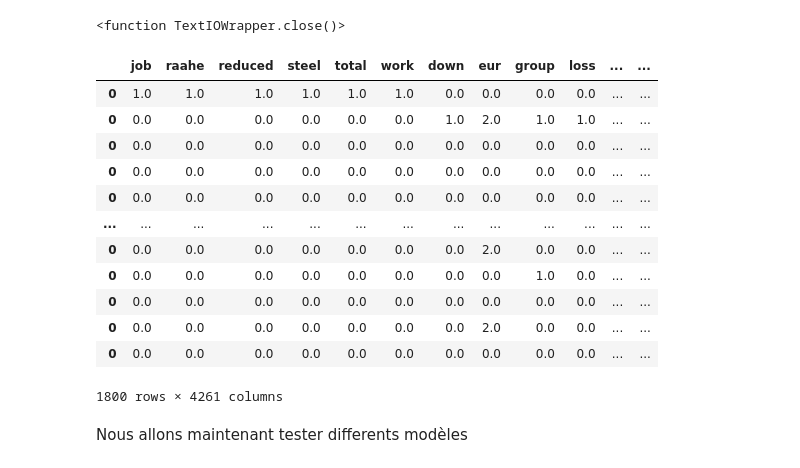
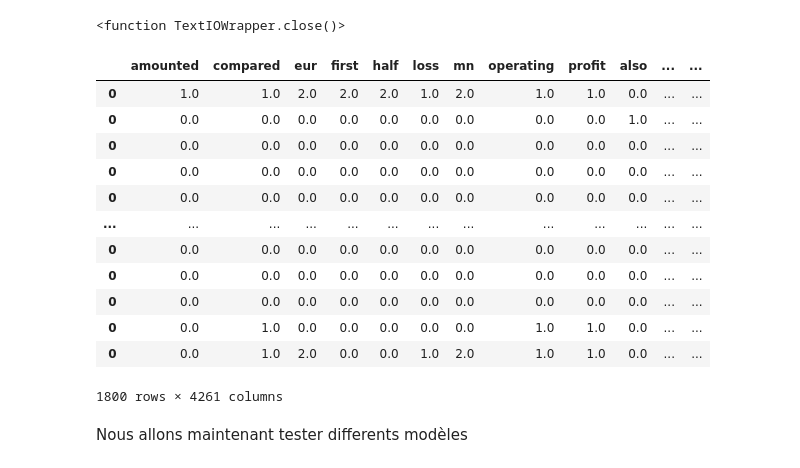
Before and after one commit to LouisRouss/PIE, a Jupyter notebook: Louis/SentimentAnalysisCommenté.ipynb, the cells around one changed output. Saved outputs shown, nothing was run; the diff lists cells and outputs as text; code cells hidden in the pictures.

```diff
--- a/Louis/SentimentAnalysisCommenté.ipynb
+++ b/Louis/SentimentAnalysisCommenté.ipynb
@@ -9,7 +13,7 @@ import random
 # %% [markdown]
 Le dataset comporte des textes orientés finance avec pour chaque texte une labelisation : positif, negatif ou neutre
 # %%
-dataset = pd.read_csv('dataset_sentiment.csv',sep=',',encoding='latin-1',header=None,names=['sentiment','text'])
+dataset = pd.read_csv('dataset/dataset_sentiment.csv',sep=',',encoding='latin-1',header=None,names=['sentiment','text'])
 dataset
 # %% [output]
 |  | sentiment | text |
@@ -96,27 +100,23 @@ stop_words_en=f.read().splitlines()
 f.close
 # %% [output]
 <function TextIOWrapper.close()>
-# %%
-bag_of_words_train = pd.DataFrame()
-for i in range(len(X_train)):
-    text = X_train[i]
-    words,BOW = NLP.bagofwords(text,'en', stop_words=stop_words_en, remove_non_words=False, stemming=False)
-    bag_of_words_train = NLP.addinbow(bag_of_words_train,words,BOW)
-bag_of_words_train
-# %% [output]
-|  | job | raahe | reduced | steel | total | work | down | eur | group | loss | ... | ... |
-| 0 | 1.0 | 1.0 | 1.0 | 1.0 | 1.0 | 1.0 | 0.0 | 0.0 | 0.0 | 0.0 | ... | ... |
-| 0 | 0.0 | 0.0 | 0.0 | 0.0 | 0.0 | 0.0 | 1.0 | 2.0 | 1.0 | 1.0 | ... | ... |
-| 0 | 0.0 | 0.0 | 0.0 | 0.0 | 0.0 | 0.0 | 0.0 | 0.0 | 0.0 | 0.0 | ... | ... |
-| 0 | 0.0 | 0.0 | 0.0 | 0.0 | 0.0 | 0.0 | 0.0 | 0.0 | 0.0 | 0.0 | ... | ... |
-| 0 | 0.0 | 0.0 | 0.0 | 0.0 | 0.0 | 0.0 | 0.0 | 0.0 | 0.0 | 0.0 | ... | ... |
-| ... | ... | ... | ... | ... | ... | ... | ... | ... | ... | ... | ... | ... |
-| 0 | 0.0 | 0.0 | 0.0 | 0.0 | 0.0 | 0.0 | 0.0 | 2.0 | 0.0 | 0.0 | ... | ... |
-| 0 | 0.0 | 0.0 | 0.0 | 0.0 | 0.0 | 0.0 | 0.0 | 0.0 | 1.0 | 0.0 | ... | ... |
-| 0 | 0.0 | 0.0 | 0.0 | 0.0 | 0.0 | 0.0 | 0.0 | 0.0 | 0.0 | 0.0 | ... | ... |
-| 0 | 0.0 | 0.0 | 0.0 | 0.0 | 0.0 | 0.0 | 0.0 | 2.0 | 0.0 | 0.0 | ... | ... |
-| 0 | 0.0 | 0.0 | 0.0 | 0.0 | 0.0 | 0.0 | 0.0 | 0.0 | 0.0 | 0.0 | ... | ... |
-1800 rows × 4261 columns
+# %%
+bag_of_words_train = NLP.createbow(X_train,'en',stop_words_en,False,False)
+bag_of_words_train
+# %% [output]
+|  | amounted | compared | eur | first | half | loss | mn | operating | profit | also | ... | ... |
+| 0 | 1.0 | 1.0 | 2.0 | 2.0 | 2.0 | 1.0 | 2.0 | 1.0 | 1.0 | 0.0 | ... | ... |
+| 0 | 0.0 | 0.0 | 0.0 | 0.0 | 0.0 | 0.0 | 0.0 | 0.0 | 0.0 | 1.0 | ... | ... |
+| 0 | 0.0 | 0.0 | 0.0 | 0.0 | 0.0 | 0.0 | 0.0 | 0.0 | 0.0 | 0.0 | ... | ... |
+| 0 | 0.0 | 0.0 | 0.0 | 0.0 | 0.0 | 0.0 | 0.0 | 0.0 | 0.0 | 0.0 | ... | ... |
+| 0 | 0.0 | 0.0 | 0.0 | 0.0 | 0.0 | 0.0 | 0.0 | 0.0 | 0.0 | 0.0 | ... | ... |
+| ... | ... | ... | ... | ... | ... | ... | ... | ... | ... | ... | ... | ... |
+| 0 | 0.0 | 0.0 | 0.0 | 0.0 | 0.0 | 0.0 | 0.0 | 0.0 | 0.0 | 0.0 | ... | ... |
+| 0 | 0.0 | 0.0 | 0.0 | 0.0 | 0.0 | 0.0 | 0.0 | 0.0 | 0.0 | 0.0 | ... | ... |
+| 0 | 0.0 | 0.0 | 0.0 | 0.0 | 0.0 | 0.0 | 0.0 | 0.0 | 0.0 | 0.0 | ... | ... |
+| 0 | 0.0 | 1.0 | 0.0 | 0.0 | 0.0 | 0.0 | 0.0 | 1.0 | 1.0 | 0.0 | ... | ... |
+| 0 | 0.0 | 1.0 | 2.0 | 0.0 | 0.0 | 1.0 | 2.0 | 1.0 | 1.0 | 0.0 | ... | ... |
+1800 rows × 4261 columns
 # %%
 from sklearn.naive_bayes import GaussianNB
 from sklearn.svm import OneClassSVM
```
Also changed, not shown: parts of 4 cells of this notebook, 4 other files.
